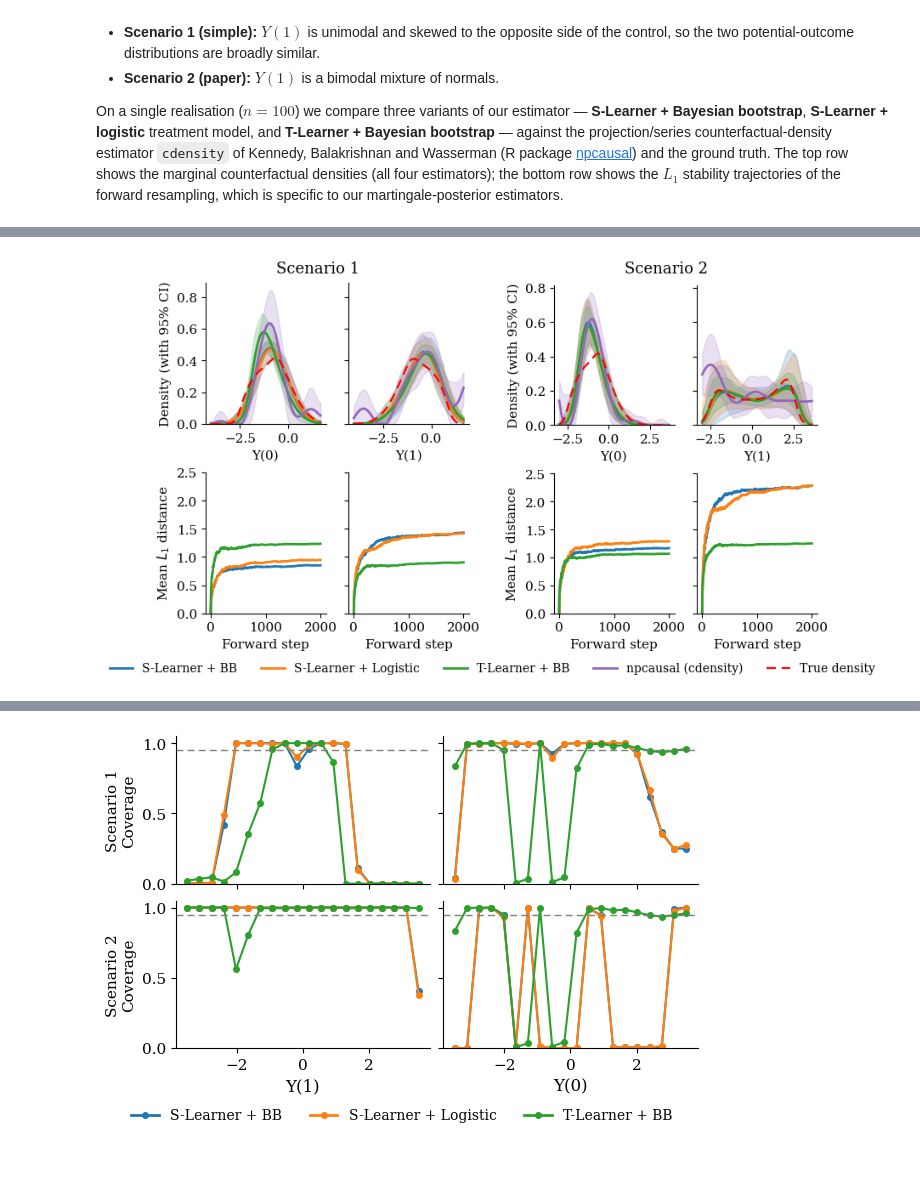
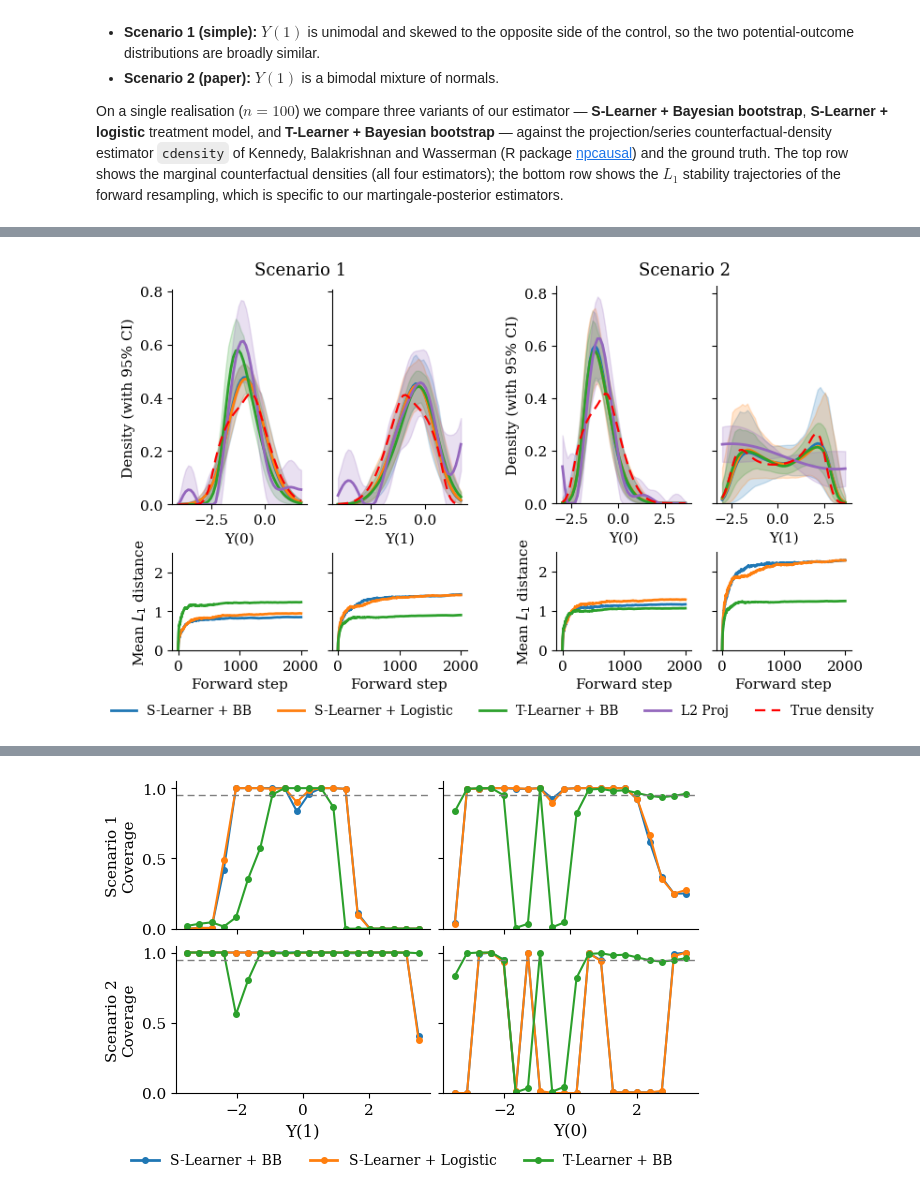
Before and after one commit to gregorsteiner/CausalMP, a Jupyter notebook: Simulated_Examples.ipynb, the cells around one changed output, grey strips where cells are left out. Drawn from its saved outputs; the diff is of its cells as text; code cells hidden in the pictures; blank space fills up the shorter version.

Commit message:
Updated simulation figure

```diff
--- a/Simulated_Examples.ipynb
+++ b/Simulated_Examples.ipynb
@@ -367,7 +405,9 @@ l1_axes = []
 
 for sf, sc in zip(subfigs, (1, 2)):
     sf.suptitle(f"Scenario {sc}", fontsize=13)
-    axs = sf.subplots(2, 2, sharex='row', sharey='row')
+    # taller density row, shorter L1 row
+    axs = sf.subplots(2, 2, sharex='row', sharey='row',
+                      gridspec_kw={"height_ratios": [2.2, 1]})
 
     R = results[sc]
     grid = R["grid"]
@@ -389,34 +429,34 @@ for sf, sc in zip(subfigs, (1, 2)):
     axs[0, 0].set_ylabel("Density (with 95% CI)", fontsize=11)
 
     # Bottom row: mean L1 stability trajectories
     for c, (xkey, lab) in enumerate(cols):
         ax = axs[1, c]
         xi = int(xkey.split("_")[1])
         for name, res, color in R["methods"]:
             l1 = res["l1_trajectory"][:, :, xi]  # (B, T+1)
             steps = np.arange(l1.shape[1])
             ax.plot(steps, l1.mean(axis=0), color=color, linewidth=2)
         ax.set_ylim(bottom=0)
         ax.set_xlabel("Forward step", fontsize=11)
     axs[1, 0].set_ylabel(r"Mean $L_1$ distance", fontsize=11)
     l1_axes.extend([axs[1, 0], axs[1, 1]])
 
 # unify y-limits across all L1 plots
 #ymax = max(ax.get_ylim()[1] for ax in l1_axes)
 for ax in l1_axes:
     ax.set_ylim(0, 2.5)
 
 # shared legend below the whole figure
 legend_handles = [Line2D([0], [0], color=color, linewidth=2, label=name)
                   for name, _, color in results[1]["methods"]]
 legend_handles.append(Line2D([0], [0], color=CDENSITY_COLOR, linewidth=2, label="L2 Proj"))
 legend_handles.append(Line2D([0], [0], color="red", linewidth=1.6, linestyle=DASH, label="True density"))
 fig.legend(handles=legend_handles, loc="outside lower center", ncol=5, frameon=False, fontsize=10)
 
 fig.savefig('Figures/Simulation_Illustration.pdf', dpi=300, bbox_inches='tight')
 plt.show()
 # %% [output]
-[figure, old version]
+[figure, new version]
 # %%
 # ── Coverage experiment: repeat over many simulated datasets, for both scenarios ─────────
 # For each scenario and replicate we draw a fresh dataset, fit all three estimators on a
```
Also changed, not shown: parts of 1 cell of this notebook, 2 other files.
